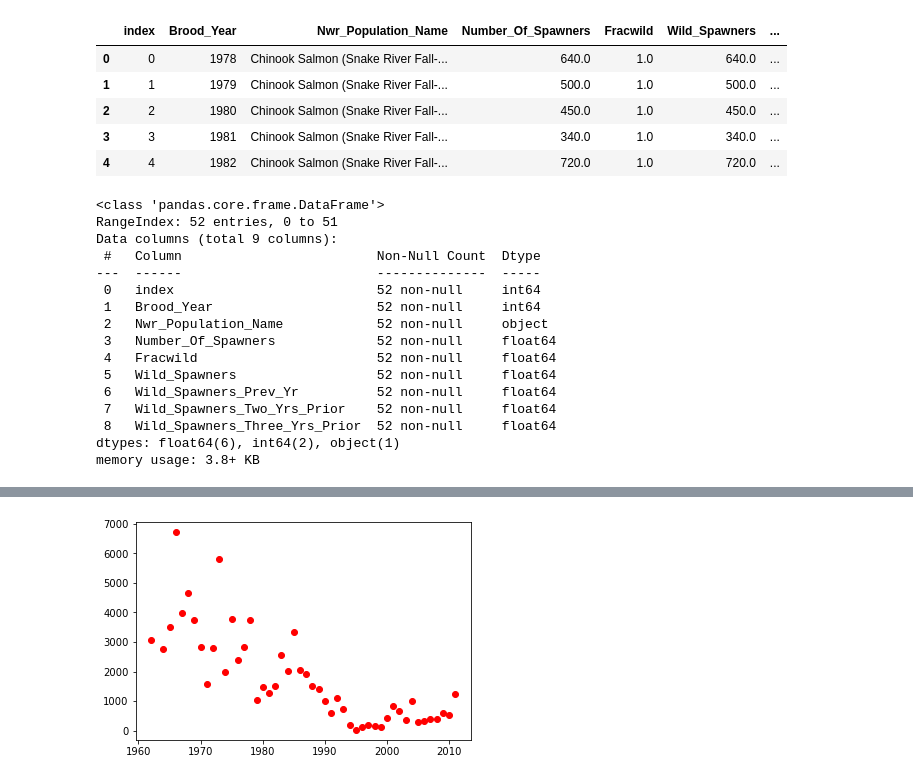
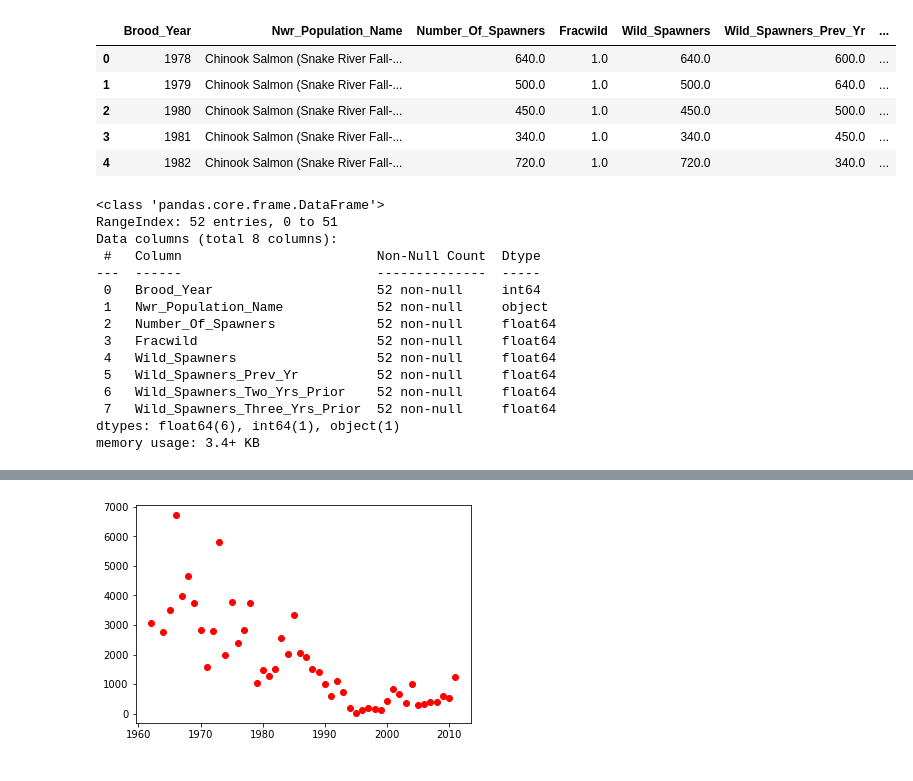
Before and after one commit to travorhouse12/Salmon_Analysis, a Jupyter notebook: salmon_ml_linear_model_ws_wenatchee.ipynb, the cells around one changed output, grey strips where cells are left out. Cells and saved outputs as stored; diff of their text form; code cells hidden in the pictures.

Commit message:
changed nb to drop index column

```diff
--- a/salmon_ml_linear_model_ws_wenatchee.ipynb
+++ b/salmon_ml_linear_model_ws_wenatchee.ipynb
@@ -21,19 +21,20 @@ engine = create_engine(db_string)
 # %%
 # connect table to notebook
 connection = engine.connect()
 
 # create dataframe
 
 df = pd.read_sql("SELECT * FROM preprocessed_salmon_data", connection)
+df = df.drop('index', 1)
 
 df.head()
 # %% [output]
-|  | index | Brood_Year | Nwr_Population_Name | Number_Of_Spawners | Fracwild | Wild_Spawners | ... |
-| 0 | 0 | 1978 | Chinook Salmon (Snake River Fall-... | 640.0 | 1.0 | 640.0 | ... |
-| 1 | 1 | 1979 | Chinook Salmon (Snake River Fall-... | 500.0 | 1.0 | 500.0 | ... |
-| 2 | 2 | 1980 | Chinook Salmon (Snake River Fall-... | 450.0 | 1.0 | 450.0 | ... |
-| 3 | 3 | 1981 | Chinook Salmon (Snake River Fall-... | 340.0 | 1.0 | 340.0 | ... |
-| 4 | 4 | 1982 | Chinook Salmon (Snake River Fall-... | 720.0 | 1.0 | 720.0 | ... |
+|  | Brood_Year | Nwr_Population_Name | Number_Of_Spawners | Fracwild | Wild_Spawners | Wild_Spawners_Prev_Yr | ... |
+| 0 | 1978 | Chinook Salmon (Snake River Fall-... | 640.0 | 1.0 | 640.0 | 600.0 | ... |
+| 1 | 1979 | Chinook Salmon (Snake River Fall-... | 500.0 | 1.0 | 500.0 | 640.0 | ... |
+| 2 | 1980 | Chinook Salmon (Snake River Fall-... | 450.0 | 1.0 | 450.0 | 500.0 | ... |
+| 3 | 1981 | Chinook Salmon (Snake River Fall-... | 340.0 | 1.0 | 340.0 | 450.0 | ... |
+| 4 | 1982 | Chinook Salmon (Snake River Fall-... | 720.0 | 1.0 | 720.0 | 340.0 | ... |
 # %%
 # Pull in Data
 # df = pd.read_csv('Data/salmon_preprocessed_ws.csv')
@@ -46,20 +47,19 @@ wenatchee_df.info()
 # %% [output]
 <class 'pandas.core.frame.DataFrame'>
 RangeIndex: 52 entries, 0 to 51
-Data columns (total 9 columns):
+Data columns (total 8 columns):
  #   Column                         Non-Null Count  Dtype
 ---  ------                         --------------  -----
- 0   index                          52 non-null     int64
- 1   Brood_Year                     52 non-null     int64
- 2   Nwr_Population_Name            52 non-null     object
- 3   Number_Of_Spawners             52 non-null     float64
- 4   Fracwild                       52 non-null     float64
- 5   Wild_Spawners                  52 non-null     float64
- 6   Wild_Spawners_Prev_Yr          52 non-null     float64
- 7   Wild_Spawners_Two_Yrs_Prior    52 non-null     float64
- 8   Wild_Spawners_Three_Yrs_Prior  52 non-null     float64
-dtypes: float64(6), int64(2), object(1)
-memory usage: 3.8+ KB
+ 0   Brood_Year                     52 non-null     int64
+ 1   Nwr_Population_Name            52 non-null     object
+ 2   Number_Of_Spawners             52 non-null     float64
+ 3   Fracwild                       52 non-null     float64
+ 4   Wild_Spawners                  52 non-null     float64
+ 5   Wild_Spawners_Prev_Yr          52 non-null     float64
+ 6   Wild_Spawners_Two_Yrs_Prior    52 non-null     float64
+ 7   Wild_Spawners_Three_Yrs_Prior  52 non-null     float64
+dtypes: float64(6), int64(1), object(1)
+memory usage: 3.4+ KB
 # %%
 # Delete first three rows and reset index
 wenatchee_df = wenatchee_df.drop(wenatchee_df.index[[0,1,3]])
```
Also changed, not shown: parts of 6 cells of this notebook.
